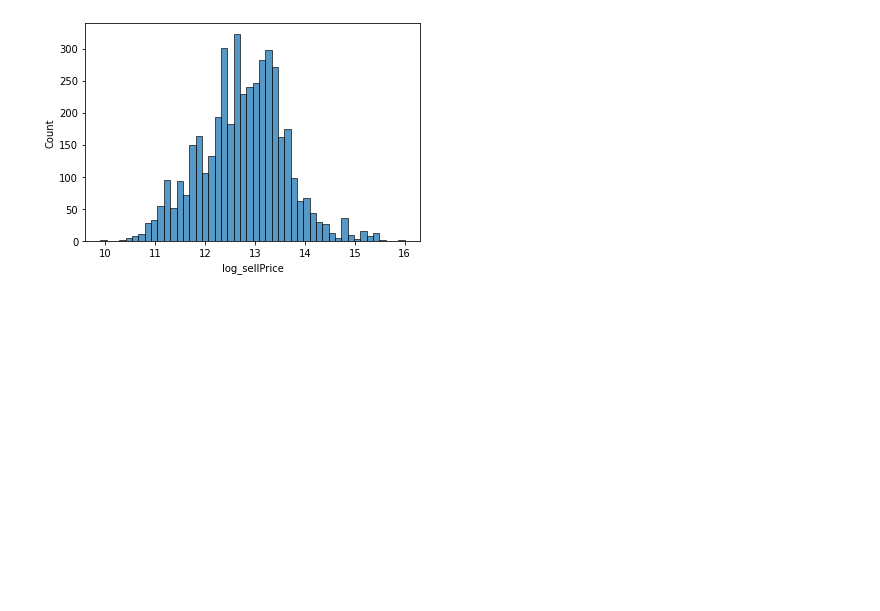
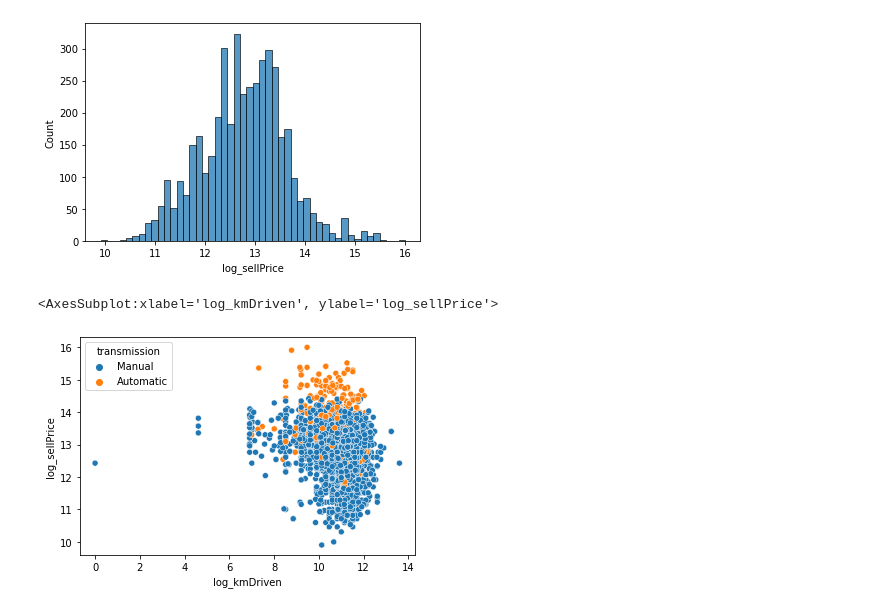
Before and after one commit to rjmurph11/car_prices, a Jupyter notebook: car_price_exploration.ipynb, the cells around one changed output. Cells and saved outputs as stored; diff of their text form; code cells hidden in the pictures; blank space fills up the shorter version.

```diff
--- a/car_price_exploration.ipynb
+++ b/car_price_exploration.ipynb
@@ -106,8 +106,16 @@ cars_df.corr()
 #sns.histplot(cars_df, x='selling_price')
 
 cars_df['log_sellPrice'] = np.log(cars_df['selling_price'])
+cars_df['log_kmDriven'] = np.log(cars_df['km_driven'])
 
-sns.histplot(cars_df, x='log_sellPrice')
+sns.histplot(cars_df['log_sellPrice'])
 # %% [output]
 <AxesSubplot:xlabel='log_sellPrice', ylabel='Count'>
 [figure]
+# %%
+#plotting sell price against km driven
+
+sns.scatterplot(cars_df['log_kmDriven'], cars_df['log_sellPrice'], hue=cars_df['transmission'])
+# %% [output]
+<AxesSubplot:xlabel='log_kmDriven', ylabel='log_sellPrice'>
+[figure, added]
```
Also changed, not shown: parts of 3 cells of this notebook.
